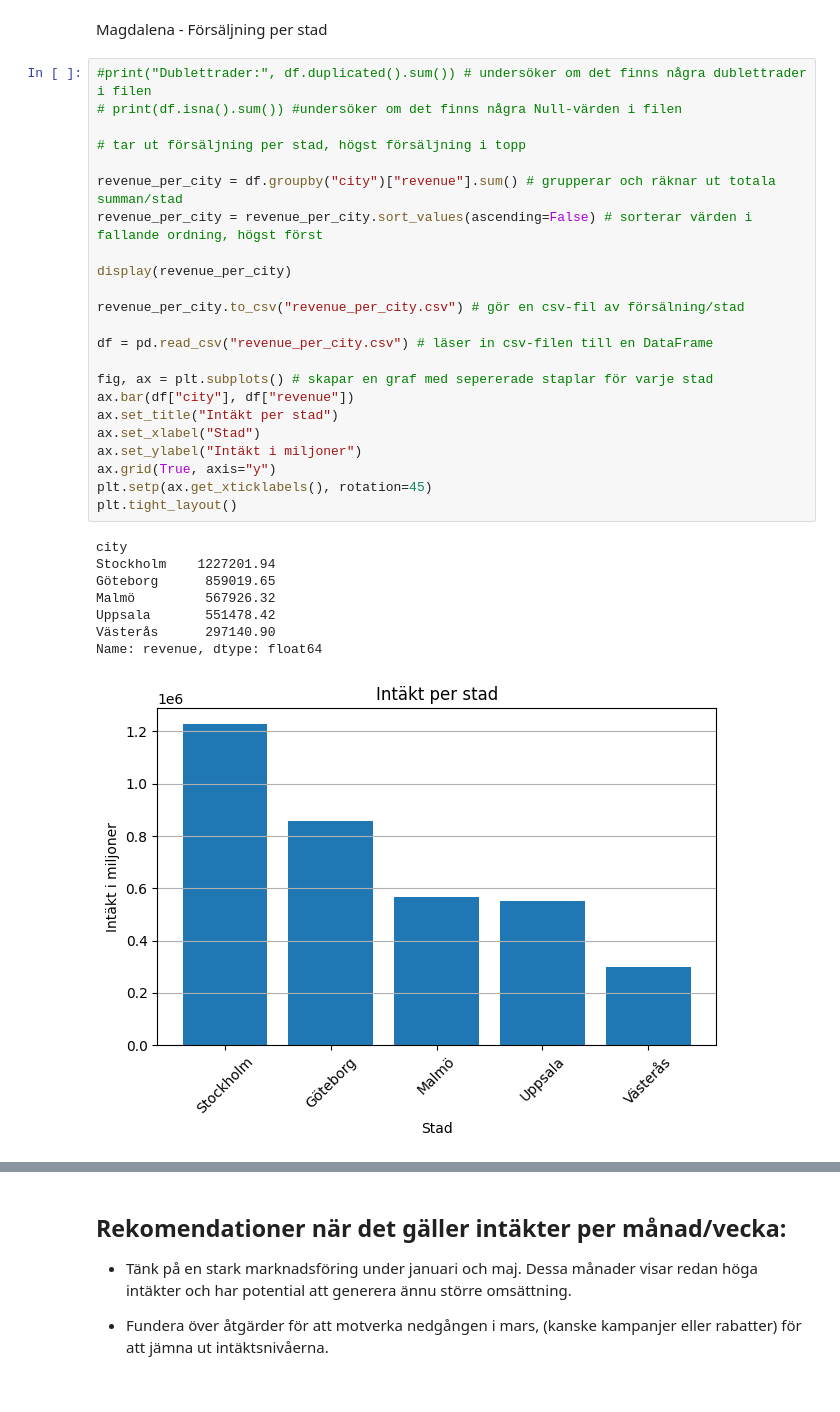
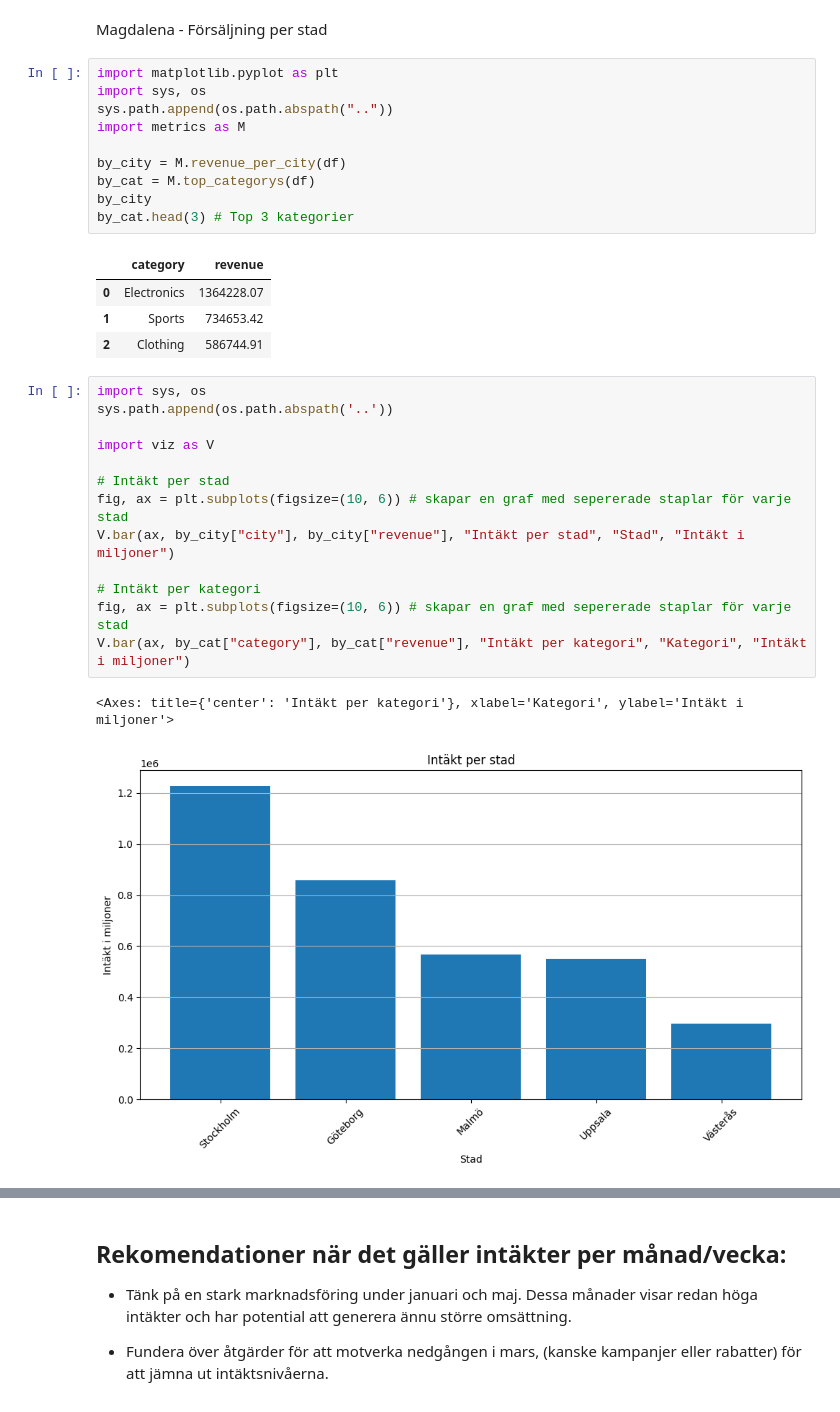
Before and after one commit to KevinCJohansson/E-handel-snabbrapport, a Jupyter notebook: notebooks/report.ipynb, the cells around one changed output, grey strips where cells are left out. Saved outputs shown, nothing was run; the diff lists cells and outputs as text.

Commit message:
städat upp i min kod och lagt under metrics och viz istället samt gjort grafer

```diff
--- a/notebooks/report.ipynb
+++ b/notebooks/report.ipynb
@@ -107,35 +87,34 @@ plt.show()
 [figure]
 # %% [markdown]
 Magdalena - Försäljning per stad
+# %%
+import matplotlib.pyplot as plt
+import sys, os
+sys.path.append(os.path.abspath(".."))
+import metrics as M
+
+by_city = M.revenue_per_city(df)
+by_cat = M.top_categorys(df)
+by_city
+by_cat.head(3) # Top 3 kategorier
+# %% [output]
+|  | category | revenue |
+| 0 | Electronics | 1364228.07 |
+| 1 | Sports | 734653.42 |
+| 2 | Clothing | 586744.91 |
 # %%
-#print("Dublettrader:", df.duplicated().sum()) # undersöker om det finns några dublettrader i filen
-# print(df.isna().sum()) #undersöker om det finns några Null-värden i filen
+import sys, os
+sys.path.append(os.path.abspath('..'))
 
-# tar ut försäljning per stad, högst försäljning i topp
+import viz as V
 
-revenue_per_city = df.groupby("city")["revenue"].sum() # grupperar och räknar ut totala summan/stad
-revenue_per_city = revenue_per_city.sort_values(ascending=False) # sorterar värden i fallande ordning, högst först
+# Intäkt per stad
+fig, ax = plt.subplots(figsize=(10, 6)) # skapar en graf med sepererade staplar för varje stad
+V.bar(ax, by_city["city"], by_city["revenue"], "Intäkt per stad", "Stad", "Intäkt i miljoner")
 
-display(revenue_per_city)
-
-revenue_per_city.to_csv("revenue_per_city.csv") # gör en csv-fil av försälning/stad
-
-df = pd.read_csv("revenue_per_city.csv") # läser in csv-filen till en DataFrame
-
-fig, ax = plt.subplots() # skapar en graf med sepererade staplar för varje stad
-ax.bar(df["city"], df["revenue"])
-ax.set_title("Intäkt per stad")
-ax.set_xlabel("Stad")
-ax.set_ylabel("Intäkt i miljoner")
-ax.grid(True, axis="y")
-plt.setp(ax.get_xticklabels(), rotation=45)
-plt.tight_layout()
+# Intäkt per kategori
+fig, ax = plt.subplots(figsize=(10, 6)) # skapar en graf med sepererade staplar för varje stad
+V.bar(ax, by_cat["category"], by_cat["revenue"], "Intäkt per kategori", "Kategori", "Intäkt i miljoner")
 # %% [output]
-city
-Stockholm    1227201.94
-Göteborg      859019.65
-Malmö         567926.32
-Uppsala       551478.42
-Västerås      297140.90
-Name: revenue, dtype: float64
+<Axes: title={'center': 'Intäkt per kategori'}, xlabel='Kategori', ylabel='Intäkt i miljoner'>
-[figure, old version]
+[figure, new version]
```
Also changed, not shown: parts of 3 cells of this notebook, 4 other files.
